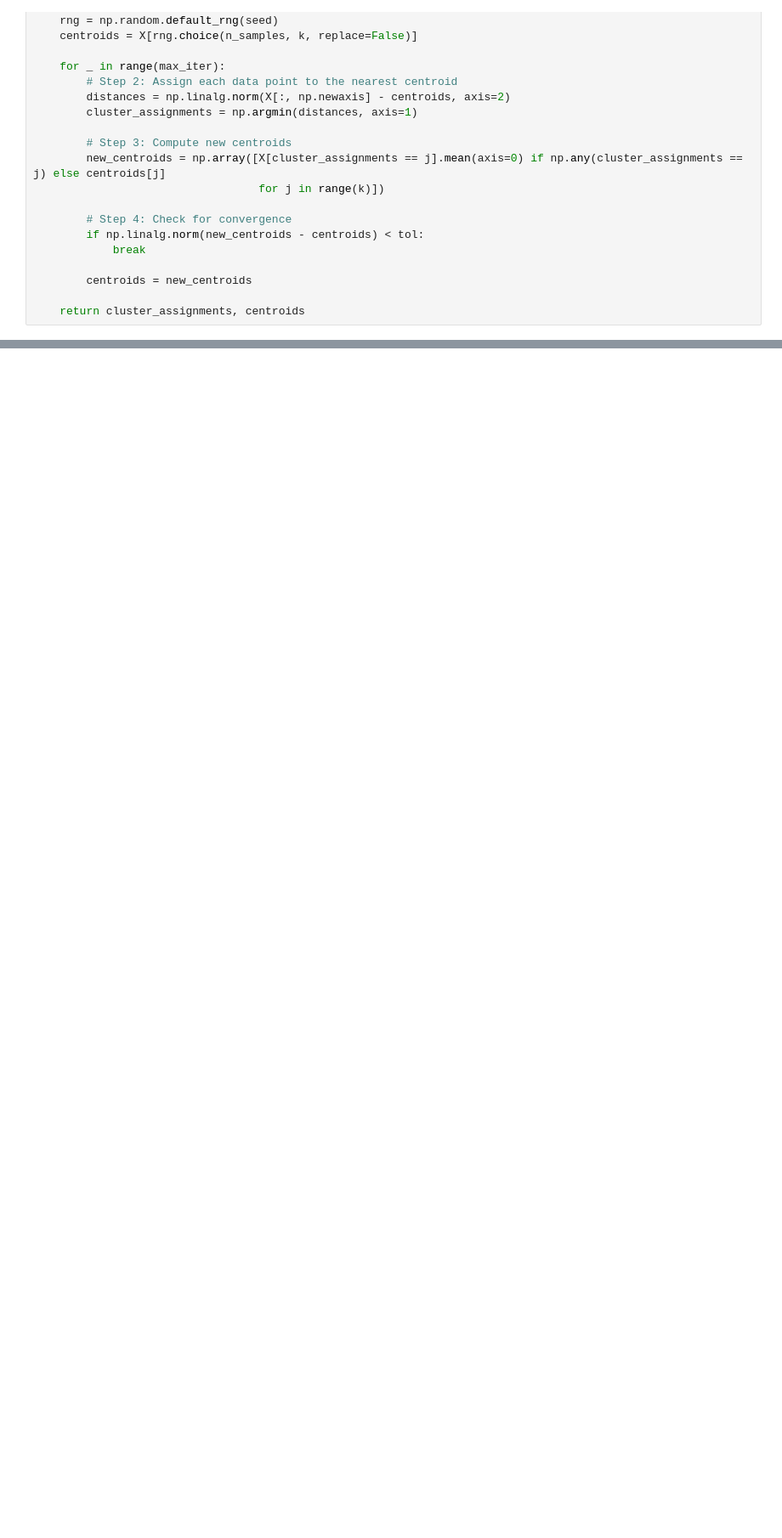
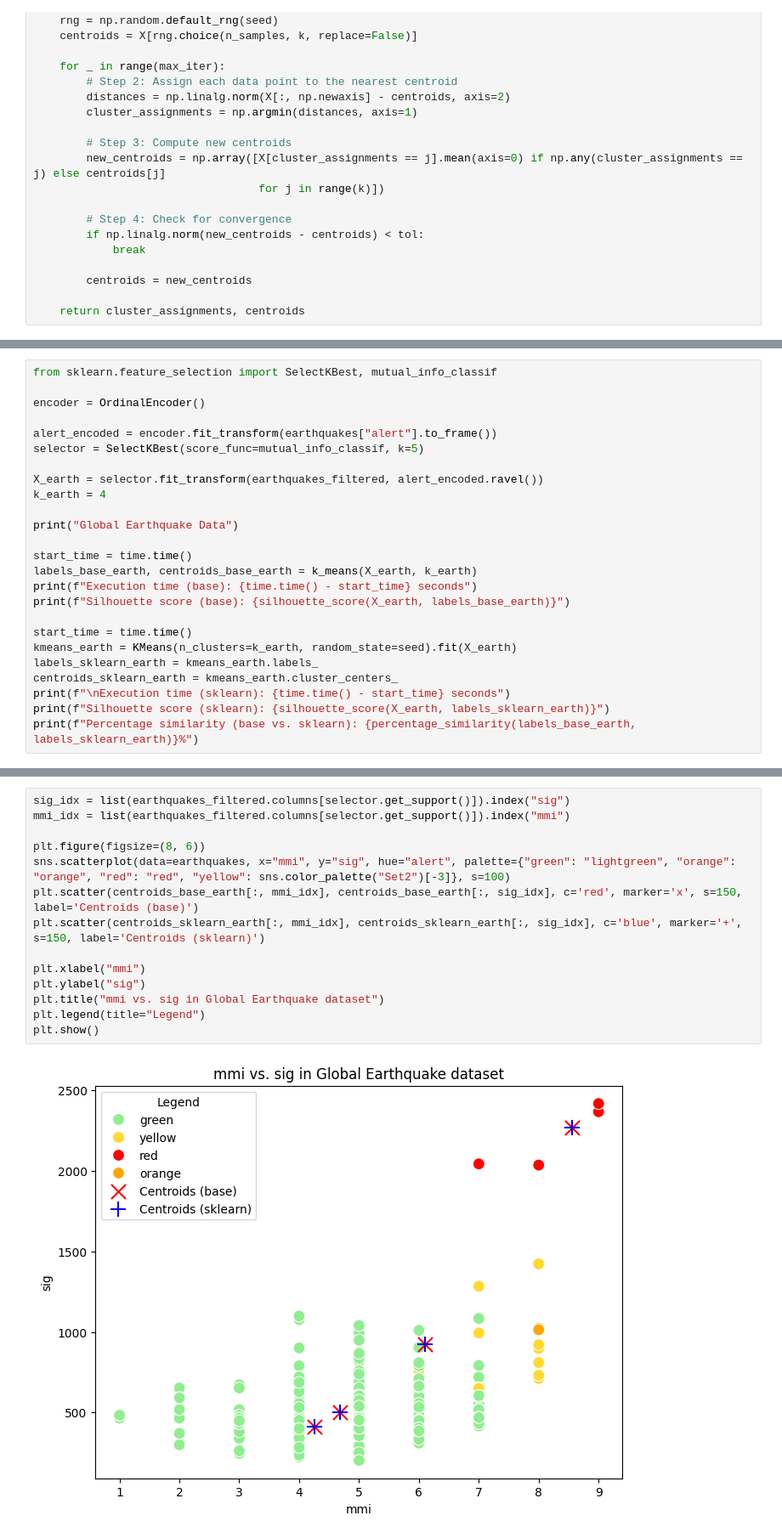
Before and after one commit to mirchandani-mohnish/ClusterMetrics, a Jupyter notebook: kmeans.ipynb, the cells around one changed output, grey strips where cells are left out. Shown: that part at 85% size. Cells and saved outputs as stored; diff of their text form; blank space fills up the shorter version.

```diff
--- a/kmeans.ipynb
+++ b/kmeans.ipynb
@@ -195,0 +228,25 @@ plt.show()
+# %%
+from sklearn.feature_selection import SelectKBest, mutual_info_classif
+
+encoder = OrdinalEncoder()
+
+alert_encoded = encoder.fit_transform(earthquakes["alert"].to_frame())
+selector = SelectKBest(score_func=mutual_info_classif, k=5)
+
+X_earth = selector.fit_transform(earthquakes_filtered, alert_encoded.ravel())
+k_earth = 4
+
+print("Global Earthquake Data")
+
+start_time = time.time()
+labels_base_earth, centroids_base_earth = k_means(X_earth, k_earth)
+print(f"Execution time (base): {time.time() - start_time} seconds")
+print(f"Silhouette score (base): {silhouette_score(X_earth, labels_base_earth)}")
+
+start_time = time.time()
+kmeans_earth = KMeans(n_clusters=k_earth, random_state=seed).fit(X_earth)
+labels_sklearn_earth = kmeans_earth.labels_
+centroids_sklearn_earth = kmeans_earth.cluster_centers_
+print(f"\nExecution time (sklearn): {time.time() - start_time} seconds")
+print(f"Silhouette score (sklearn): {silhouette_score(X_earth, labels_sklearn_earth)}")
+print(f"Percentage similarity (base vs. sklearn): {percentage_similarity(labels_base_earth, labels_sklearn_earth)}%")
@@ -195,0 +261,16 @@ plt.show()
+# %%
+sig_idx = list(earthquakes_filtered.columns[selector.get_support()]).index("sig")
+mmi_idx = list(earthquakes_filtered.columns[selector.get_support()]).index("mmi")
+
+plt.figure(figsize=(8, 6))
+sns.scatterplot(data=earthquakes, x="mmi", y="sig", hue="alert", palette={"green": "lightgreen", "orange": "orange", "red": "red", "yellow": sns.color_palette("Set2")[-3]}, s=100)
+plt.scatter(centroids_base_earth[:, mmi_idx], centroids_base_earth[:, sig_idx], c='red', marker='x', s=150, label='Centroids (base)')
+plt.scatter(centroids_sklearn_earth[:, mmi_idx], centroids_sklearn_earth[:, sig_idx], c='blue', marker='+', s=150, label='Centroids (sklearn)')
+
+plt.xlabel("mmi")
+plt.ylabel("sig")
+plt.title("mmi vs. sig in Global Earthquake dataset")
+plt.legend(title="Legend")
+plt.show()
+# %% [output]
+[figure, added]
```
Also changed, not shown: parts of 10 cells of this notebook.
